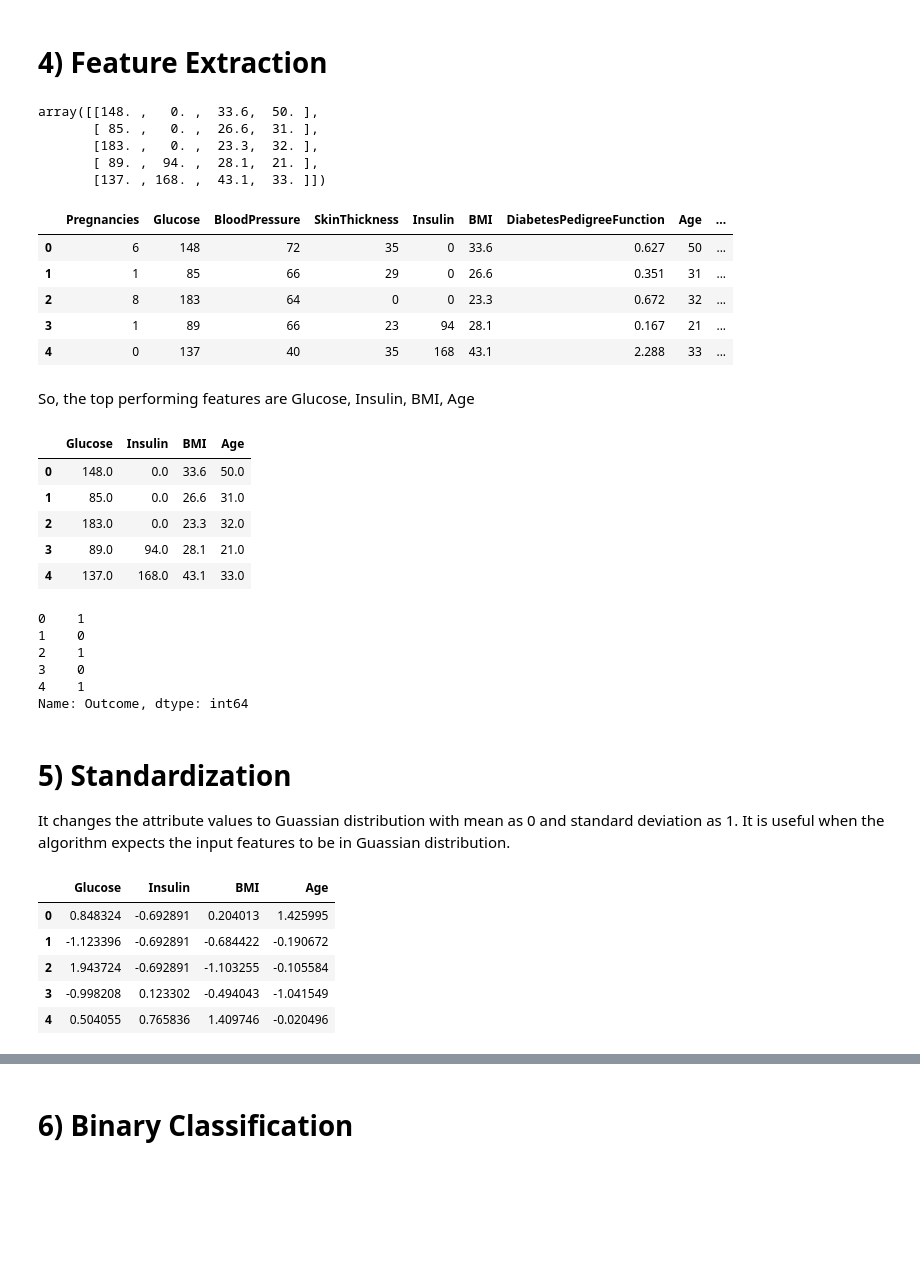
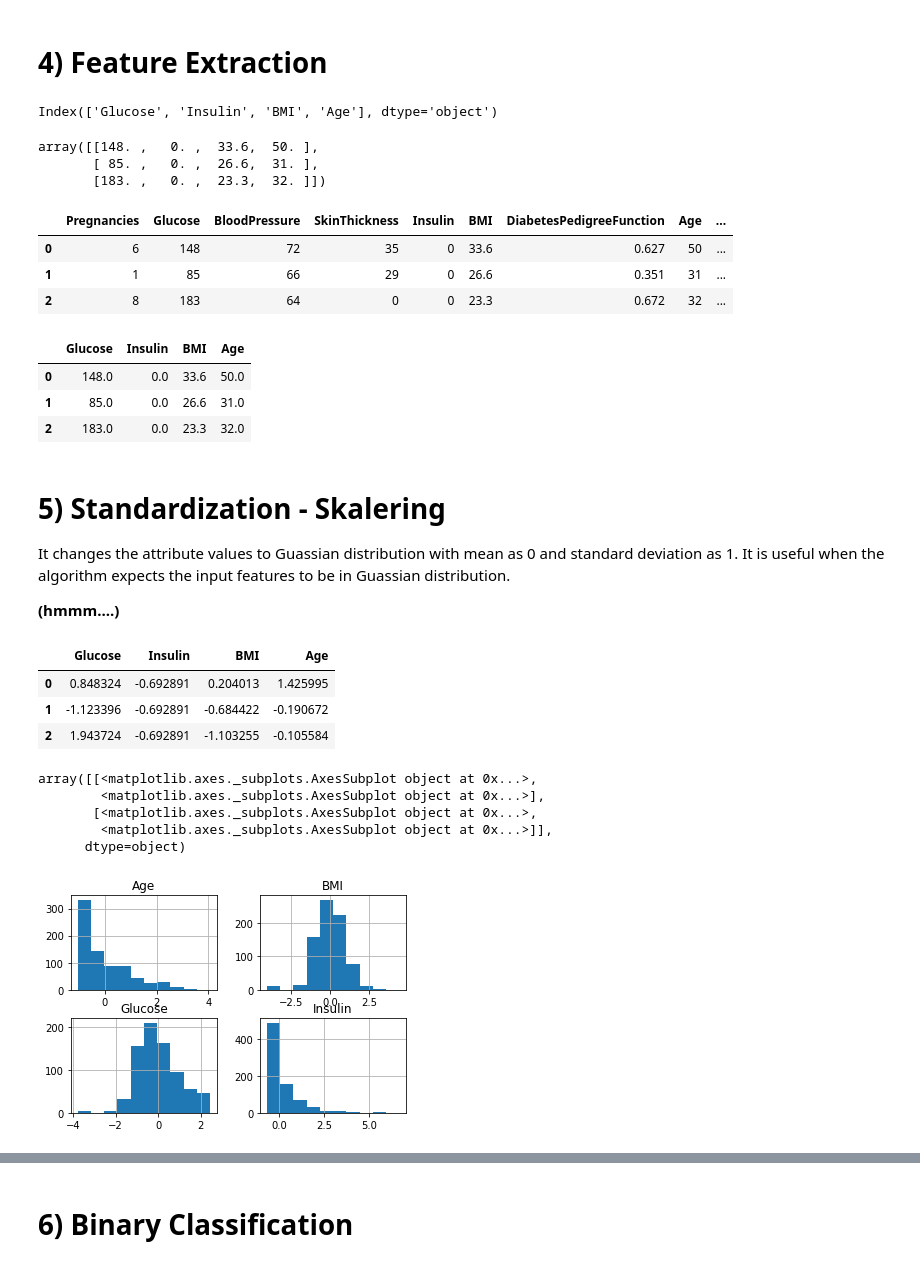
Before and after one commit to mgfeller/ml-play, a Jupyter notebook: ml-presentation/cx-pima-data-visualisation-and-machine-learning.ipynb, the cells around one changed output, grey strips where cells are left out. Drawn from its saved outputs; the diff is of its cells as text; code cells hidden in the pictures; blank space fills up the shorter version.

```diff
--- a/ml-presentation/cx-pima-data-visualisation-and-machine-learning.ipynb
+++ b/ml-presentation/cx-pima-data-visualisation-and-machine-learning.ipynb
@@ -119,23 +120,22 @@ select_top_4 = SelectKBest(score_func=chi2, k = 4)
 # %%
 fit = select_top_4.fit(X,Y)
 features = fit.transform(X)
+# %%
+feature_cols = pima.columns[fit.get_support('indices')]
+feature_cols
+# %% [output]
+Index(['Glucose', 'Insulin', 'BMI', 'Age'], dtype='object')
 # %%
-features[0:5]
+features[0:3]
 # %% [output]
 array([[148. ,   0. ,  33.6,  50. ],
        [ 85. ,   0. ,  26.6,  31. ],
-       [183. ,   0. ,  23.3,  32. ],
-       [ 89. ,  94. ,  28.1,  21. ],
-       [137. , 168. ,  43.1,  33. ]])
+       [183. ,   0. ,  23.3,  32. ]])
 # %%
-pima.head()
+pima.head(3)
 # %% [output]
 |  | Pregnancies | Glucose | BloodPressure | SkinThickness | Insulin | BMI | DiabetesPedigreeFunction | Age | ... |
 | 0 | 6 | 148 | 72 | 35 | 0 | 33.6 | 0.627 | 50 | ... |
 | 1 | 1 | 85 | 66 | 29 | 0 | 26.6 | 0.351 | 31 | ... |
 | 2 | 8 | 183 | 64 | 0 | 0 | 23.3 | 0.672 | 32 | ... |
-| 3 | 1 | 89 | 66 | 23 | 94 | 28.1 | 0.167 | 21 | ... |
-| 4 | 0 | 137 | 40 | 35 | 168 | 43.1 | 2.288 | 33 | ... |
-# %% [markdown]
-So, the top performing features are Glucose, Insulin, BMI, Age
 # %%
@@ -143,9 +143,7 @@ X_features = pd.DataFrame(data = features, columns = ["Glucose","Insulin","BMI",
 # %%
-X_features.head()
+X_features.head(3)
 # %% [output]
 |  | Glucose | Insulin | BMI | Age |
 | 0 | 148.0 | 0.0 | 33.6 | 50.0 |
 | 1 | 85.0 | 0.0 | 26.6 | 31.0 |
 | 2 | 183.0 | 0.0 | 23.3 | 32.0 |
-| 3 | 89.0 | 94.0 | 28.1 | 21.0 |
-| 4 | 137.0 | 168.0 | 43.1 | 33.0 |
@@ -154,14 +150,7 @@ Y = pima.iloc[:,8]
-# %%
-Y.head()
-# %% [output]
-0    1
-1    0
-2    1
-3    0
-4    1
-Name: Outcome, dtype: int64
 # %% [markdown]
-#  5) Standardization
+#  5) Standardization - Skalering
 It changes the attribute values to Guassian distribution with mean as 0 and standard deviation as 1. It is useful when the algorithm expects the input features to be in Guassian distribution.
+
+__(hmmm....)__
 # %%
 from sklearn.preprocessing import StandardScaler
@@ -171,9 +160,16 @@ X = pd.DataFrame(data = rescaledX, columns= X_features.columns)
 # %%
-X.head()
+X.head(3)
 # %% [output]
 |  | Glucose | Insulin | BMI | Age |
 | 0 | 0.848324 | -0.692891 | 0.204013 | 1.425995 |
 | 1 | -1.123396 | -0.692891 | -0.684422 | -0.190672 |
 | 2 | 1.943724 | -0.692891 | -1.103255 | -0.105584 |
-| 3 | -0.998208 | 0.123302 | -0.494043 | -1.041549 |
-| 4 | 0.504055 | 0.765836 | 1.409746 | -0.020496 |
+# %%
+X.hist()
+# %% [output]
+array([[<matplotlib.axes._subplots.AxesSubplot object at 0x...>,
+        <matplotlib.axes._subplots.AxesSubplot object at 0x...>],
+       [<matplotlib.axes._subplots.AxesSubplot object at 0x...>,
+        <matplotlib.axes._subplots.AxesSubplot object at 0x...>]],
+      dtype=object)
+[figure, added]
```
Also changed, not shown: parts of 28 cells of this notebook, 6 other files.
